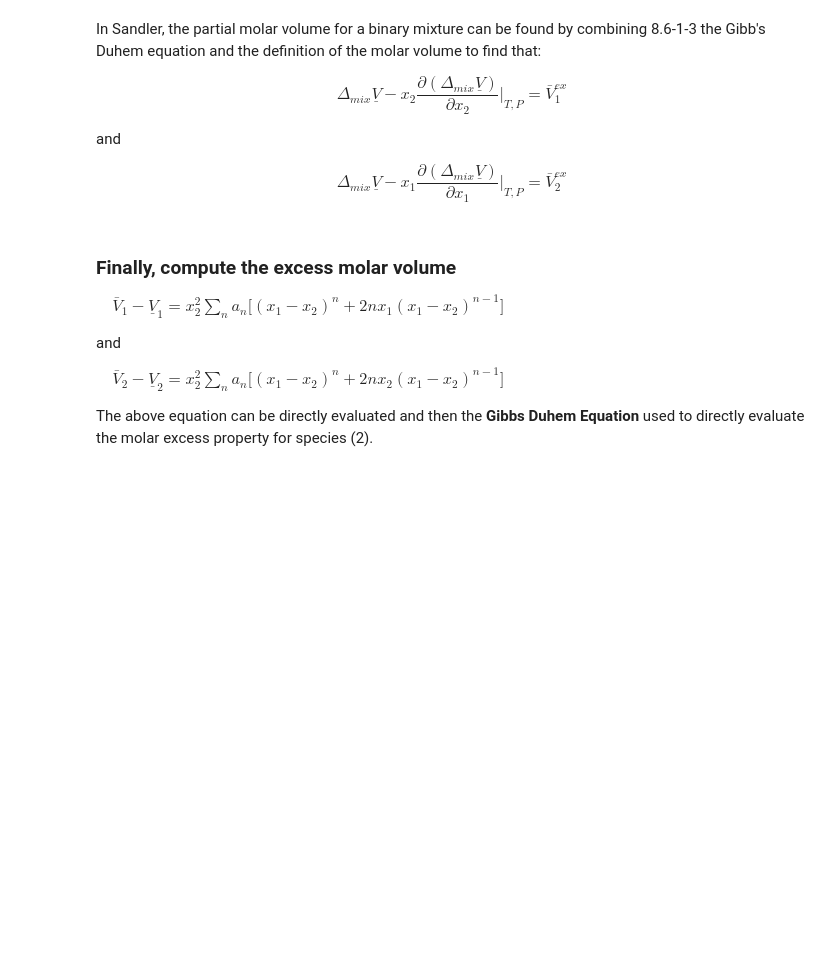
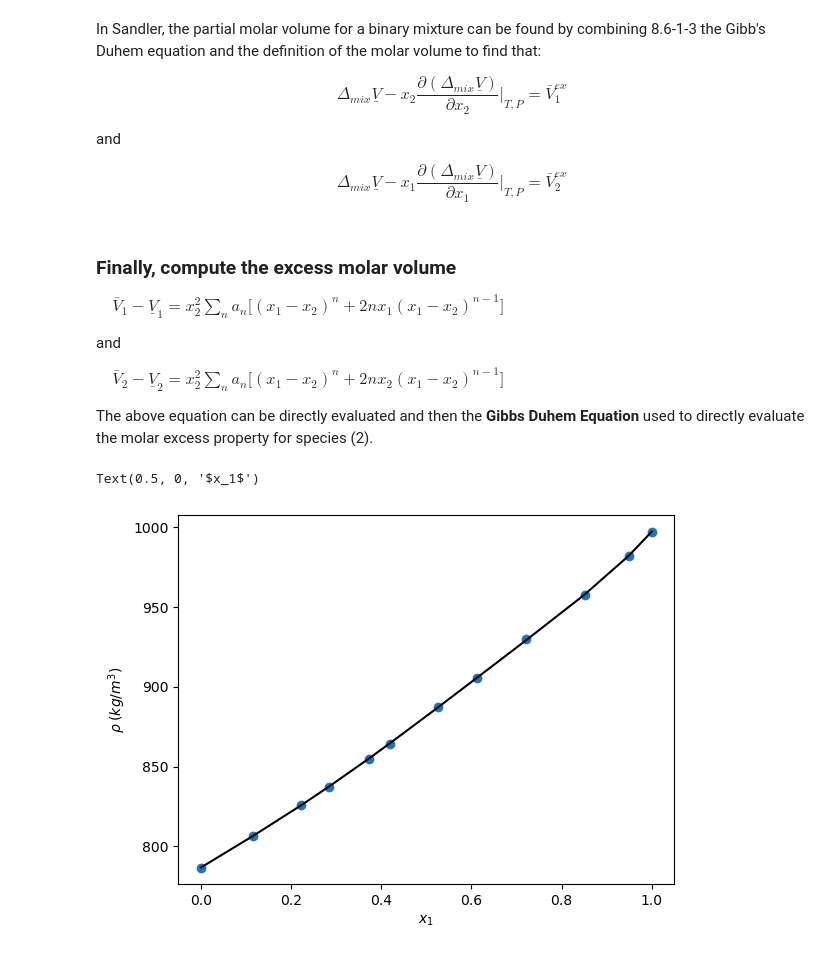
Before and after one commit to richardslaboratory/ChBE211_OER, a Jupyter notebook: _sources/Ch5/4.Liquid-Mixtures.ipynb, the cells around one changed output. Cells and saved outputs as stored; diff of their text form; code cells hidden in the pictures; blank space fills up the shorter version.

```diff
--- a/_sources/Ch5/4.Liquid-Mixtures.ipynb
+++ b/_sources/Ch5/4.Liquid-Mixtures.ipynb
@@ -149,3 +152,25 @@ $\quad \bar{V}_2-\underline{V}_2=x_2^2\sum_n a_n\big[(x_1-x_2)^n+2nx_2(x_1-x_2)^
 
 
 The above equation can be directly evaluated and then the **Gibbs Duhem Equation** used to directly evaluate the molar excess property for species (2).
+# %%
+import numpy as np
+import matplotlib.pyplot as plt
+
+
+x1=np.asarray([0,0.1162,0.2221,0.2841,0.3729,0.4186,0.5266,0.6119,0.7220,0.8509,0.9489,1.0])
+rho=np.asarray([786.846,806.655,825.959,837.504,855.031,864.245,887.222,905.376,929.537,957.522,981.906,997.047]) #kg/m^3
+
+dmix = np.zeros(len(x1))
+x2 = 1 - x1
+for i,p in enumerate(p_):
+    dmix += x1*x2*p*(x1-x2)**(3-i)/(10**6)
+
+Vmix = dmix + x1*V_[-1]+(1-x1)*V_[0]
+rhomix = 1/Vmix *MW
+plt.plot(x1,rho,marker='o',linestyle='')
+plt.plot(x1,rhomix,'-k')
+plt.ylabel(r'$\rho\; (kg/m^3)$')
+plt.xlabel(r'$x_1$')
+# %% [output]
+Text(0.5, 0, '$x_1$')
+[figure, added]
```
Also changed, not shown: parts of 2 cells of this notebook, 39 other files.
